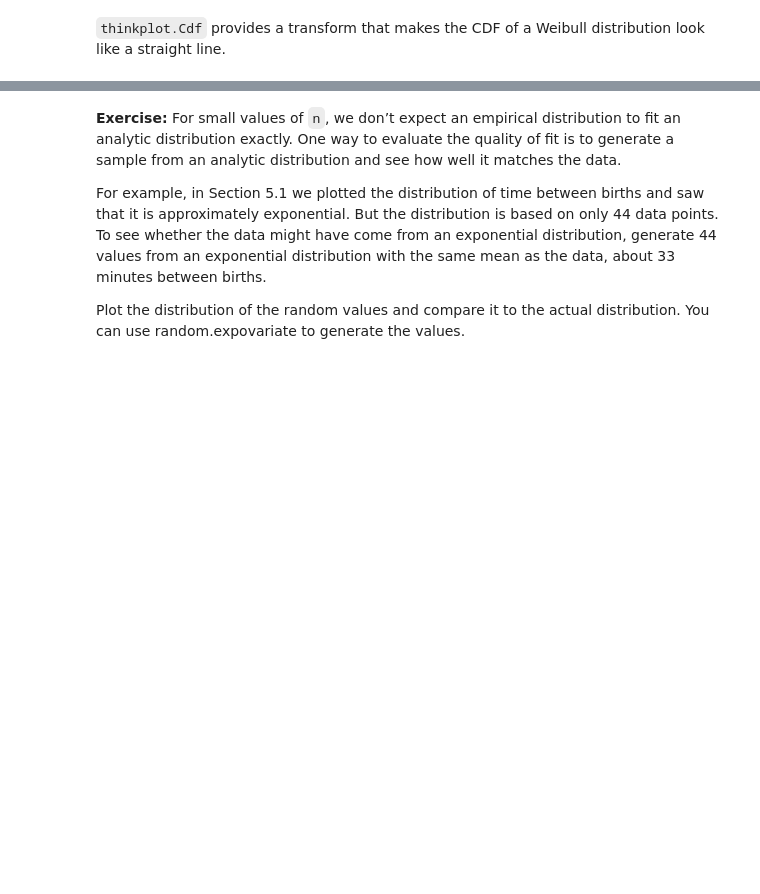
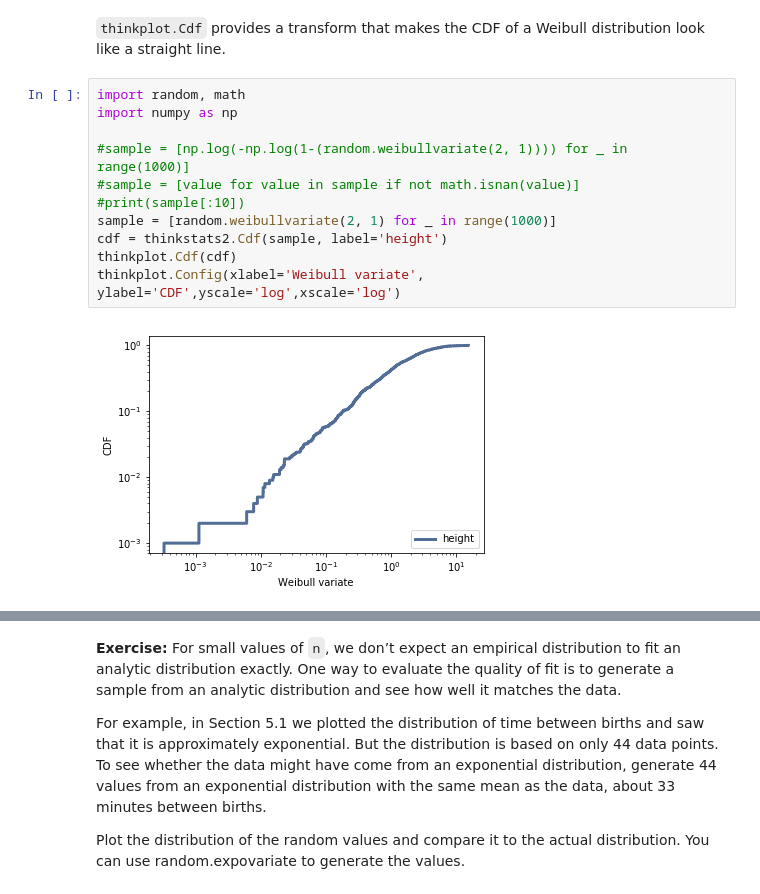
Before and after one commit to ijmiller2/ThinkStats2, a Jupyter notebook: code/chap05ex.ipynb, the cells around one changed output, grey strips where cells are left out. Saved outputs shown, nothing was run; the diff lists cells and outputs as text; blank space fills up the shorter version.

```diff
--- a/code/chap05ex.ipynb
+++ b/code/chap05ex.ipynb
@@ -514,3 +549,16 @@ Use `random.weibullvariate` to generate a sample from a Weibull distribution and
 Generate a sample from a Weibull distribution and plot it using a transform that makes a Weibull distribution look like a straight line.
 # %% [markdown]
 `thinkplot.Cdf` provides a transform that makes the CDF of a Weibull distribution look like a straight line.
+# %%
+import random, math
+import numpy as np
+
+#sample = [np.log(-np.log(1-(random.weibullvariate(2, 1)))) for _ in range(1000)]
+#sample = [value for value in sample if not math.isnan(value)]
+#print(sample[:10])
+sample = [random.weibullvariate(2, 1) for _ in range(1000)]
+cdf = thinkstats2.Cdf(sample, label='height')
+thinkplot.Cdf(cdf)
+thinkplot.Config(xlabel='Weibull variate', ylabel='CDF',yscale='log',xscale='log')
+# %% [output]
+[figure, added]
```
Also changed, not shown: parts of 34 cells of this notebook.
